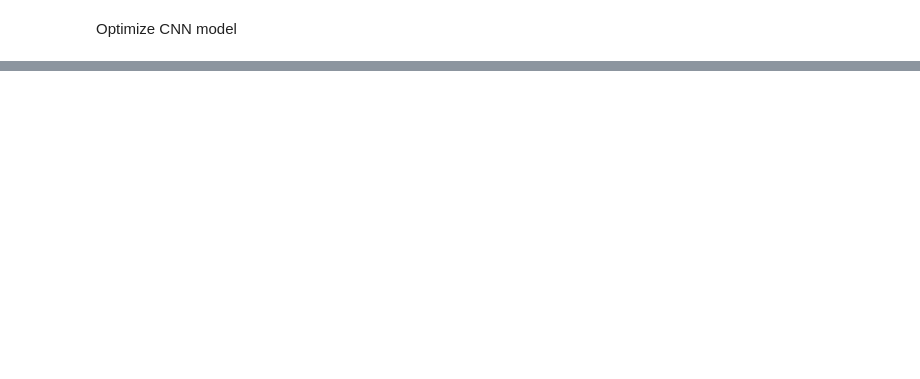
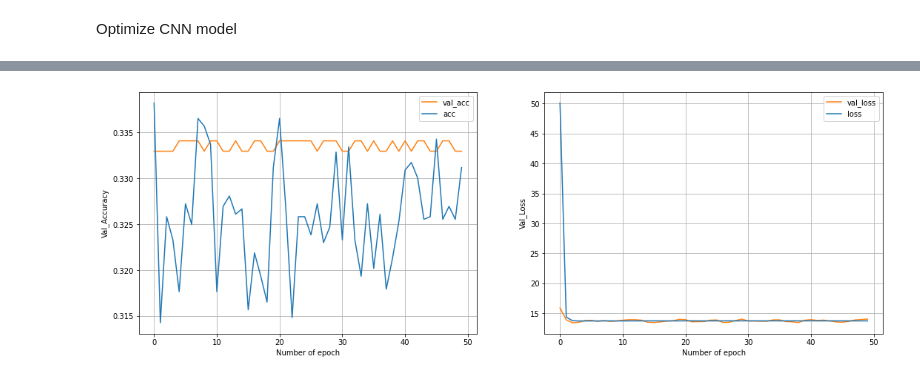
Before and after one commit to jerryzhuang0914/ImageClassification, a Jupyter notebook: train_tensorflow.ipynb, the cells around one changed output, grey strips where cells are left out. Drawn from its saved outputs; the diff is of its cells as text; code cells hidden in the pictures; blank space fills up the shorter version.

```diff
--- a/train_tensorflow.ipynb
+++ b/train_tensorflow.ipynb
@@ -208,0 +340,29 @@ evaluate_model()
+# %%
+#  apply regulizer L1 = 0.01 to the three layers with the highest parameters.
+def build_tuned_CNN_model_1():
+     model = Sequential()
+     # layer 1
+     model.add(Conv2D(32, (3, 3), input_shape=(300, 300, 3), activation='relu'))
+     model.add(MaxPooling2D(pool_size=(2, 2)))
+     model.add(Dropout(0.25))
+     # layer 2
+     model.add(Conv2D(64, (3, 3), activation='relu', kernel_regularizer=regularizers.l1(0.01)))
+     model.add(MaxPooling2D(pool_size=(2, 2)))
+     model.add(Dropout(0.25))
+     # layer 3
+     model.add(Conv2D(128, (3, 3), activation='relu', kernel_regularizer=regularizers.l1(0.01)))
+     model.add(MaxPooling2D(pool_size=(2, 2)))
+     model.add(Dropout(0.25))
+     # layer 4
+     model.add(Flatten())
+     model.add(Dense(64,  activation='relu', kernel_regularizer=regularizers.l1(0.01)))
+     model.add(Dropout(0.25))
+     # layer 5
+     model.add(Dense(3, activation='softmax'))
+
+     model.compile(optimizer='adam', loss='categorical_crossentropy',
+                   metrics=['accuracy'])
+     return model
+# %%
+CNN_model_1 = build_tuned_CNN_model_1()
+CNN_model_1.summary()
@@ -208,0 +387,2 @@ evaluate_model()
+# %%
+history_CNN_tuned_1, CNN_tuned_model_1 = train_model(CNN_model_1)
@@ -208,0 +407,5 @@ evaluate_model()
+# %%
+# evaluate CNN tuned model 1
+evaluate_model(history_CNN_tuned_1)
+# %% [output]
+[figure, added]
```
Also changed, not shown: parts of 102 cells of this notebook.
